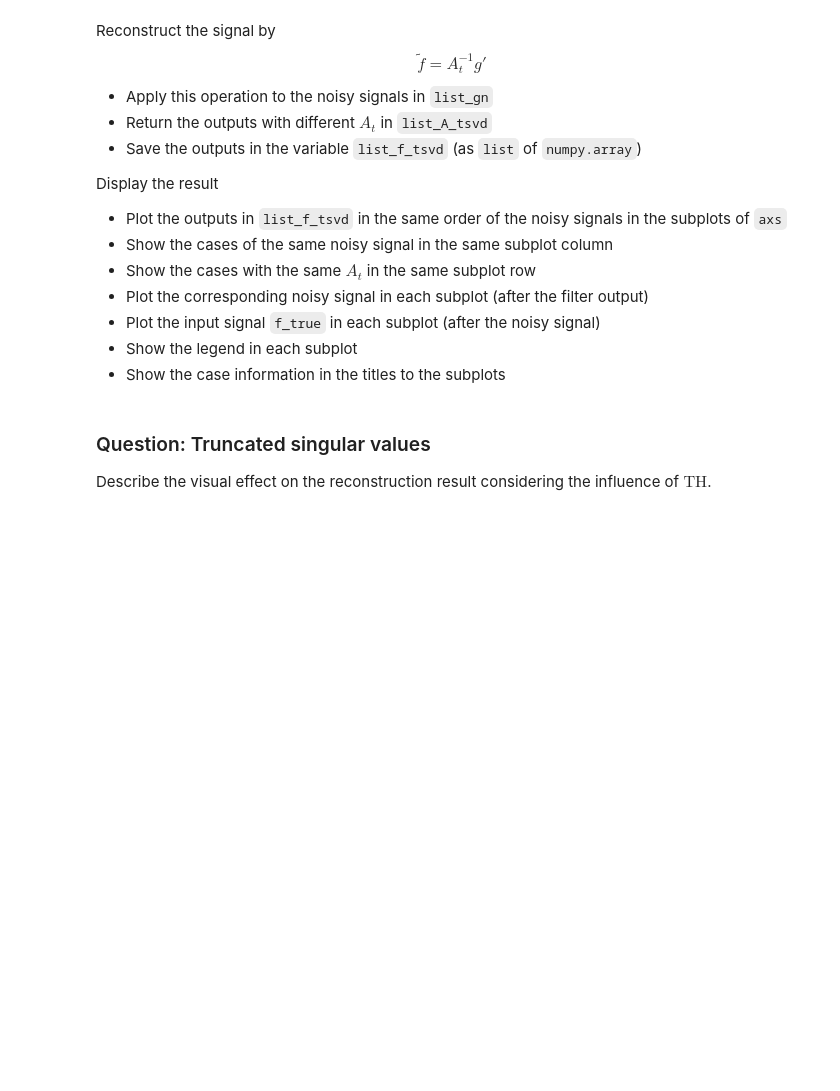
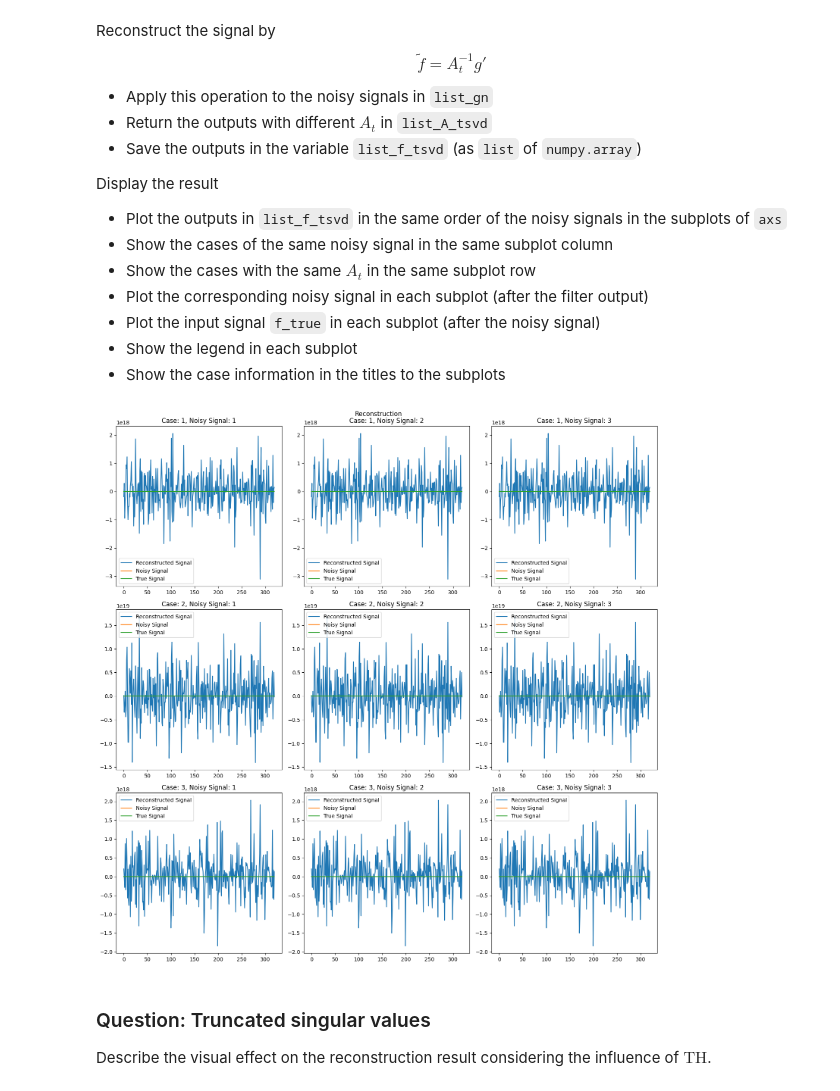
Before and after one commit to markorn-01/Inverse_problem_exercises, a Jupyter notebook: IP_Exercises_s04/IP_Exercises_s04.ipynb, the cells around one changed output. Saved outputs shown, nothing was run; the diff lists cells and outputs as text; code cells hidden in the pictures; blank space fills up the shorter version.

```diff
--- a/IP_Exercises_s04/IP_Exercises_s04.ipynb
+++ b/IP_Exercises_s04/IP_Exercises_s04.ipynb
@@ -60,8 +62,8 @@ def frobenius_norm(mat_A):
     :param mat_A: Input matrix or vector.
     :returns: Frobenius norm.
     """
-# YOUR CODE HERE
-raise NotImplementedError()
+    sum = np.sum(np.square(mat_A))
+    return np.sqrt(sum)
 # %%
 # This cell contains hidden tests.
 # %% [markdown]
@@ -149,7 +191,23 @@ i.e. to set the singular values in $S$ less than the threshold $\text{TH}$ to $1
 * Save $\operatorname{cond}_\text{F}(A_t)$ in the variable `list_cond_A_tsvd` (`numpy.linalg.cond()` should not be used.)
 # %%
 # YOUR CODE HERE
-raise NotImplementedError()
+list_A_tsvd = []
+list_cond_A_tsvd = []
+TH = [2/100 * np.max(S_matrix), 10/100 * np.max(S_matrix), 50/100 * np.max(S_matrix)]
+for th in TH:
+    # Calculate S_t
+    # Compare the singular values with the threshold
+    S_t = np.where(S_matrix > th, S_matrix, 1)
+
+    # Calculate A_t = U * S_t * VT
+    A_t = np.dot(np.dot(U, S_t), VT)
+    list_A_tsvd.append(A_t)
+
+    # Calculate the condition number of A_t
+    norm_A_t = frobenius_norm(A_t)
+    norm_A_inv_t = frobenius_norm(LA.inv(A_t))
+    cond_A_t = norm_A_inv_t * norm_A_t
+    list_cond_A_tsvd.append(cond_A_t)
 # %%
 # This cell contains tests.
 
@@ -174,11 +234,23 @@ Display the result
 * Show the legend in each subplot
 * Show the case information in the titles to the subplots
 # %%
+list_f_tsvd = [np.dot(LA.inv(A_t), g_n) for A_t, g_n in zip(list_A_tsvd, list_gn)]
+
 fig, axs = plt.subplots(3, 3, figsize=(15, 15))
 fig.suptitle('Reconstruction')
 
-# YOUR CODE HERE
-raise NotImplementedError()
+for i, f_tsvd in enumerate(list_f_tsvd):
+    for j, gn in enumerate(list_gn):
+        axs[i, j].plot(f_tsvd, label='Reconstructed Signal')
+        axs[i, j].plot(gn, label='Noisy Signal')
+        axs[i, j].plot(f_true, label='True Signal')
+        axs[i, j].set_title(f'Case: {i+1}, Noisy Signal: {j+1}')
+        axs[i, j].legend()
+
+plt.tight_layout()
+plt.show()
+# %% [output]
+[figure, added]
 # %%
 # This cell contains hidden tests.
 # %% [markdown]
```
Also changed, not shown: parts of 9 cells of this notebook.
